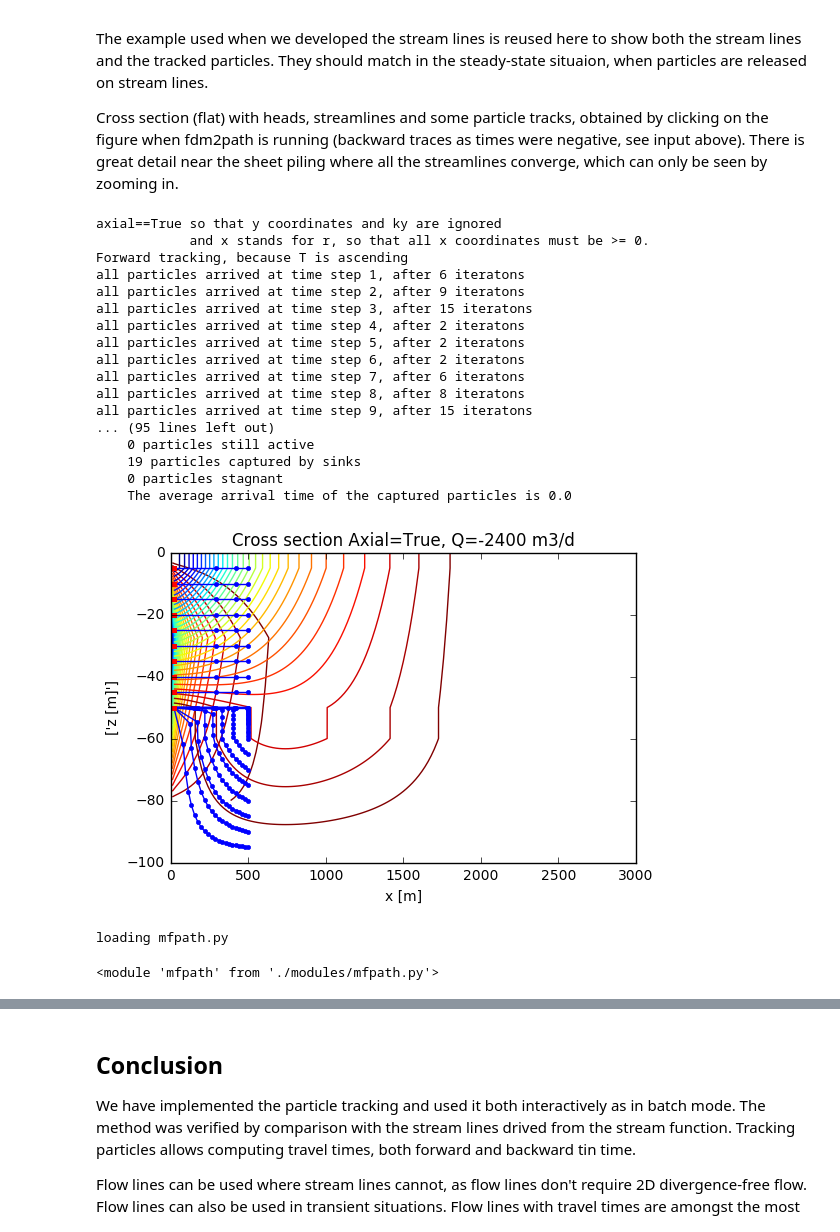
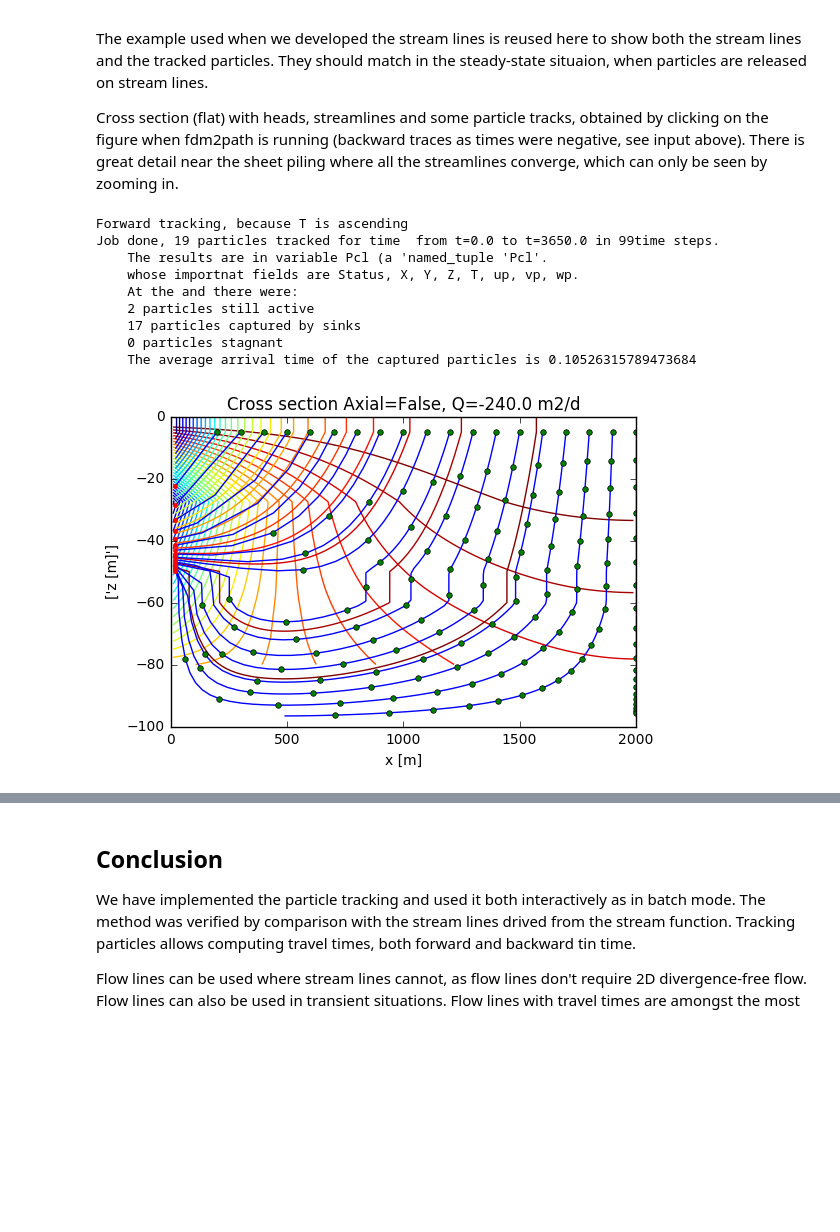
Before and after one commit to Olsthoorn/FDModelBuildingCourseGroundwaterFlow, a Jupyter notebook: 09_particle_tracking.ipynb, the cells around one changed output, grey strips where cells are left out. Cells and saved outputs as stored; diff of their text form; code cells hidden in the pictures; blank space fills up the shorter version.

```diff
--- a/09_particle_tracking.ipynb
+++ b/09_particle_tracking.ipynb
@@ -186,20 +194,11 @@ Cross section (flat) with heads, streamlines and some particle tracks, obtained
 # %%
-myModules = './modules/'
-
-import sys
-if not myModules in sys.path:
-    sys.path.insert(1,myModules)
-
-import numpy as np
-import matplotlib.pylab as plt
 import mfgrid
 import fdm
 import mfpath
 import pdb
-from importlib import reload
 
-axial = True
-Q    = -2400 if axial else 2.4 # m3/d if axial else m2/
+axial = False
+Q    = -2400 if axial else -240. # m3/d if axial else m2/
 por  = 0.35 # [-], effective porosity
 
 xGr = np.logspace(-1, 4, 51)
@@ -213,61 +212,51 @@ k      = gr.const(np.array([0.01, 10., 0.01, 20.]))
 FH     = gr.const( 0.);
 FQ     = gr.const( 0.)
 FQ[0, 0, 1] =  Q # insecond layer
 
 # run flow model
 Out = fdm.fdm3(gr, (k, k, k), FQ, FH, IBOUND)
 
 Psi = fdm.psi(Out.Qx)
 
 #pdb.set_trace()
 
 # visualize
 title = 'Cross section Axial={0}, Q={1} {2}'.format(axial, Q, 'm3/d' if axial else 'm2/d')
 ax = plt.figure().add_subplot(111)
-xlim = [0, 3000.]
+xlim = gr.x[[0,-1]]
 ax.set(xlabel='x [m]', ylabel=['z [m]'], title=title, xlim=xlim)
 
 ax.contour(gr.xm, gr.zm, Out.Phi[0].T, 30)
 ax.contour(gr.xp, gr.zp, Psi, 30)
 #plt.show()
 
 # path lines
-T=np.linspace(0, 365000, 101) #time series
-Zp = np.linspace(-5., -95., 19)
-Yp = np.zeros(Zp.shape)
-Xp = np.ones(Zp.shape) * 500.
+T=np.linspace(0, 3650, 100) #time series
+if True:
+    Xp = np.linspace(200, 2000., 19)
+    Yp = np.zeros(Xp.shape)
+    Zp = np.ones(Xp.shape) * -5.
+else:
+    Zp = np.linspace(-5., -95., 19)
+    Yp = np.zeros(Zp.shape)
+    Xp = np.ones(Zp.shape) * 1000.
 
 #Pcl = mfpath.particle_tracker(gr, Out, por, T, Xp, Yp, Zp)
-Pcl = mfpath.particle_tracker(gr, Out, gr.const(por), T=T, particles=(Xp, Yp, Zp),
-                     markers='+o*.xsdph^v<>', retardation=1.0,
-                     sinkfrac=0.75, tol=1e-6,
-                     central_point=(0., 0., 0.))
+Pcl = mfpath.particle_tracker(gr, Out, gr.const(por), T=T, particles=(Xp, Yp, Zp), sinkfrac=0.75, verbose=False)
 
-mfpath.plot_particles(Pcl, axes=ax, first_axis='y', ugrid=False)
+mfpath.plot_particles(Pcl, axes=ax, first_axis='y', ls='none',
+                      markers='o    ', mfc='green', markersize=4)
 
 plt.show()
 #R = np.sqrt(Q * T[-1] / (np.pi * por * np.sum(gr.dy)))
 # %% [output]
-axial==True so that y coordinates and ky are ignored
-            and x stands for r, so that all x coordinates must be >= 0.
 Forward tracking, because T is ascending
-all particles arrived at time step 1, after 6 iteratons
-all particles arrived at time step 2, after 9 iteratons
-all particles arrived at time step 3, after 15 iteratons
-all particles arrived at time step 4, after 2 iteratons
-all particles arrived at time step 5, after 2 iteratons
-all particles arrived at time step 6, after 2 iteratons
-all particles arrived at time step 7, after 6 iteratons
-all particles arrived at time step 8, after 8 iteratons
-all particles arrived at time step 9, after 15 iteratons
-... (95 lines left out)
-    0 particles still active
-    19 particles captured by sinks
+Job done, 19 particles tracked for time  from t=0.0 to t=3650.0 in 99time steps.
+    The results are in variable Pcl (a 'named_tuple 'Pcl'.
+    whose importnat fields are Status, X, Y, Z, T, up, vp, wp.
+    At the and there were:
+    2 particles still active
+    17 particles captured by sinks
     0 particles stagnant
-    The average arrival time of the captured particles is 0.0
+    The average arrival time of the captured particles is 0.10526315789473684
-[figure, old version]
+[figure, new version]
-# %%
-reload(mfpath)
-# %% [output]
-loading mfpath.py
-<module 'mfpath' from './modules/mfpath.py'>
```
Also changed, not shown: parts of 3 cells of this notebook, 1 other file.
